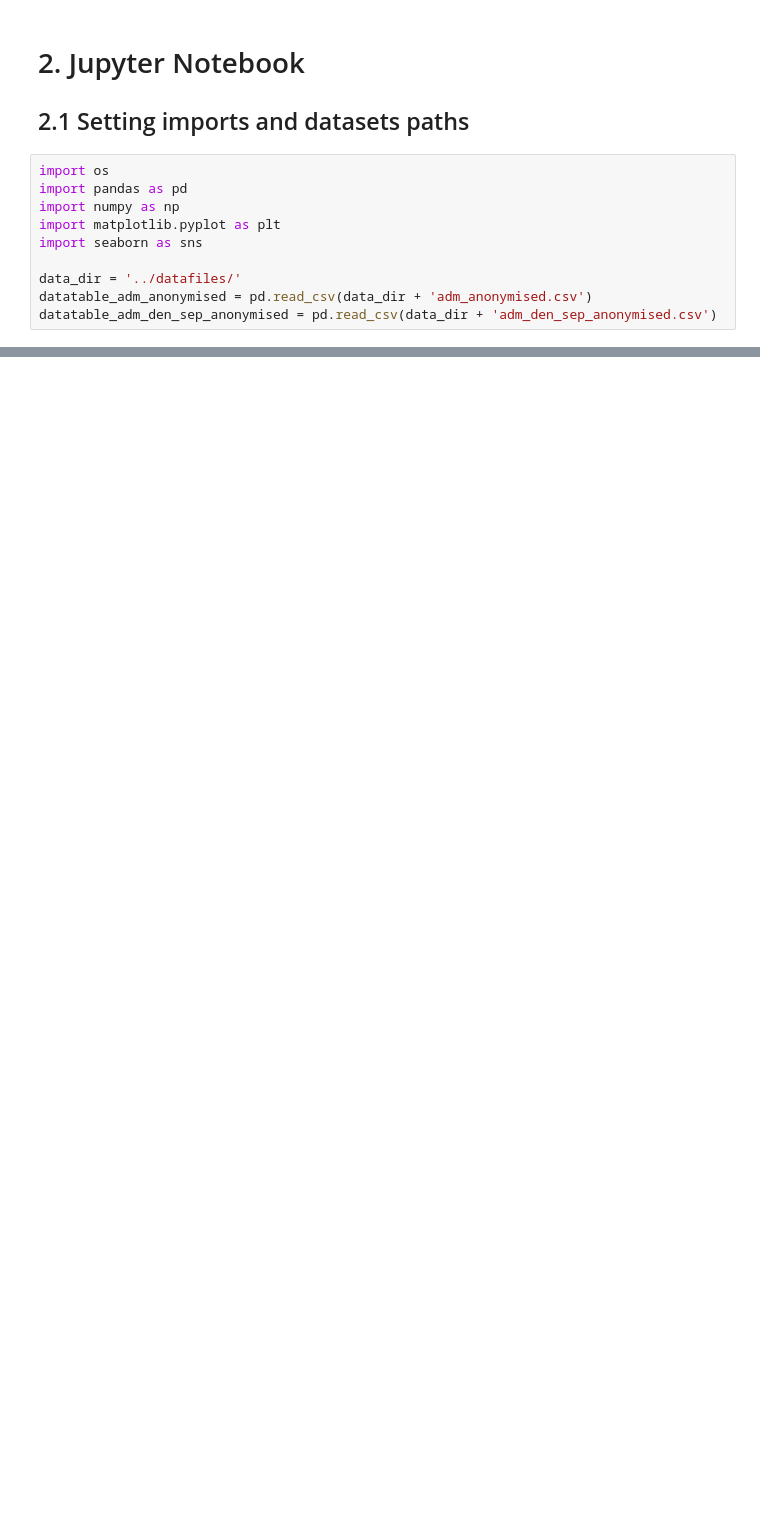
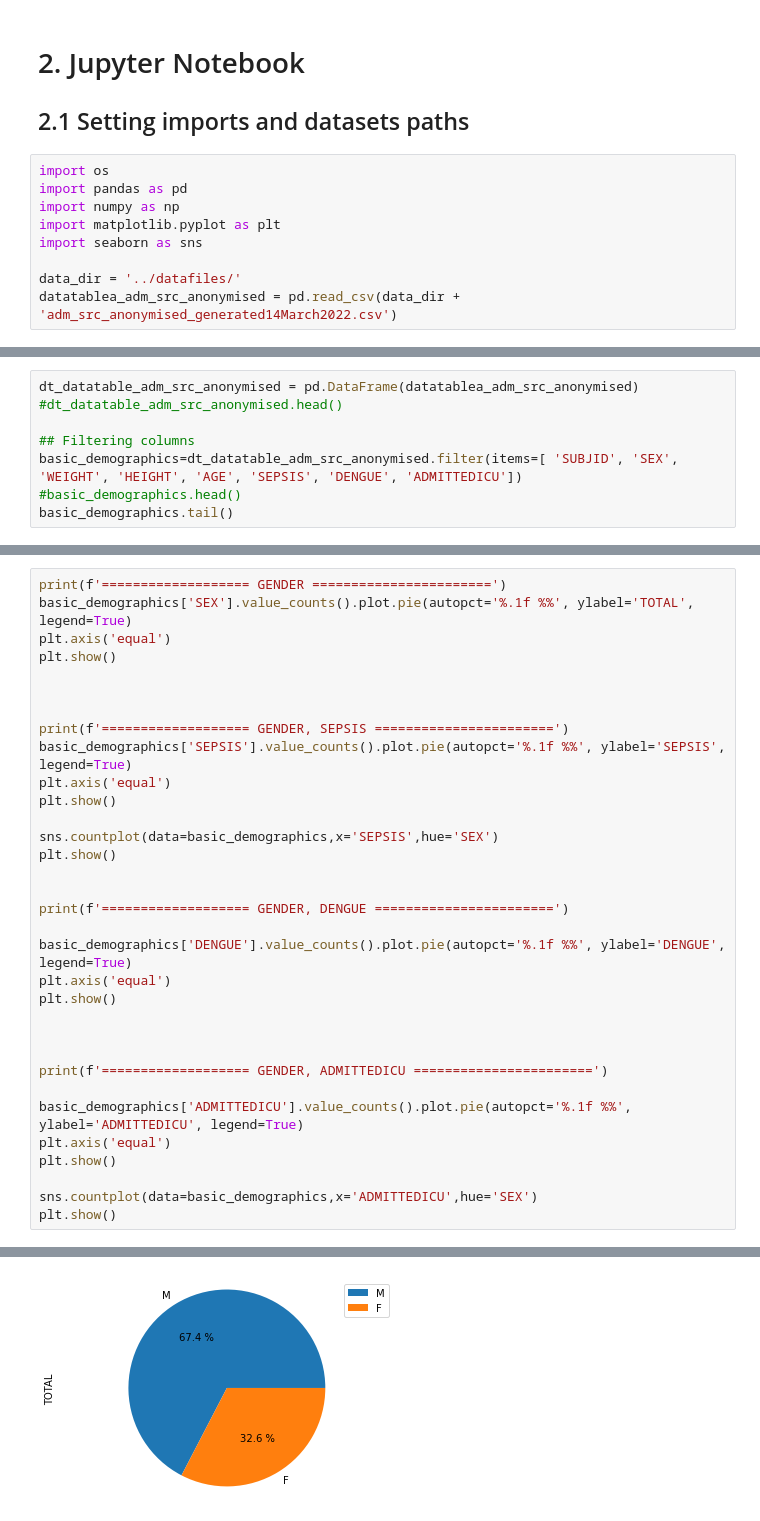
Before and after one commit to vital-ultrasound/preprint2023, a Jupyter notebook: proceedings/statistica-analysis/notebooks/participant-descriptions.ipynb, the cells around one changed output, grey strips where cells are left out. Saved outputs shown, nothing was run; the diff lists cells and outputs as text; blank space fills up the shorter version.

Commit message:
adds pie and bar chars to understand relationships of demographics and presence of disease (#12)

```diff
--- a/proceedings/statistica-analysis/notebooks/participant-descriptions.ipynb
+++ b/proceedings/statistica-analysis/notebooks/participant-descriptions.ipynb
@@ -37,6 +37,5 @@ import matplotlib.pyplot as plt
 import seaborn as sns
 
 data_dir = '../datafiles/'
-datatable_adm_anonymised = pd.read_csv(data_dir + 'adm_anonymised.csv')
-datatable_adm_den_sep_anonymised = pd.read_csv(data_dir + 'adm_den_sep_anonymised.csv')
+datatablea_adm_src_anonymised = pd.read_csv(data_dir + 'adm_src_anonymised_generated14March2022.csv')
 # %% [markdown]
@@ -65,0 +43,8 @@ dt_datatable_adm_den_sep_anonymised.head()
+# %%
+dt_datatable_adm_src_anonymised = pd.DataFrame(datatablea_adm_src_anonymised)
+#dt_datatable_adm_src_anonymised.head()
+
+## Filtering columns
+basic_demographics=dt_datatable_adm_src_anonymised.filter(items=[ 'SUBJID', 'SEX', 'WEIGHT', 'HEIGHT', 'AGE', 'SEPSIS', 'DENGUE', 'ADMITTEDICU'])
+#basic_demographics.head()
+basic_demographics.tail()
@@ -65,0 +60,34 @@ dt_datatable_adm_den_sep_anonymised.head()
+# %%
+print(f'=================== GENDER =======================')
+basic_demographics['SEX'].value_counts().plot.pie(autopct='%.1f %%', ylabel='TOTAL', legend=True)
+plt.axis('equal')
+plt.show()
+
+
+
+print(f'=================== GENDER, SEPSIS =======================')
+basic_demographics['SEPSIS'].value_counts().plot.pie(autopct='%.1f %%', ylabel='SEPSIS', legend=True)
+plt.axis('equal')
+plt.show()
+
+sns.countplot(data=basic_demographics,x='SEPSIS',hue='SEX')
+plt.show()
+
+
+print(f'=================== GENDER, DENGUE =======================')
+
+basic_demographics['DENGUE'].value_counts().plot.pie(autopct='%.1f %%', ylabel='DENGUE', legend=True)
+plt.axis('equal')
+plt.show()
+
+
+
+print(f'=================== GENDER, ADMITTEDICU =======================')
+
+basic_demographics['ADMITTEDICU'].value_counts().plot.pie(autopct='%.1f %%', ylabel='ADMITTEDICU', legend=True)
+plt.axis('equal')
+plt.show()
+
+sns.countplot(data=basic_demographics,x='ADMITTEDICU',hue='SEX')
+plt.show()
+# %% [output]
@@ -65,0 +95 @@ dt_datatable_adm_den_sep_anonymised.head()
+[figure, added]
```
Also changed, not shown: parts of 7 cells of this notebook, 6 other files.
